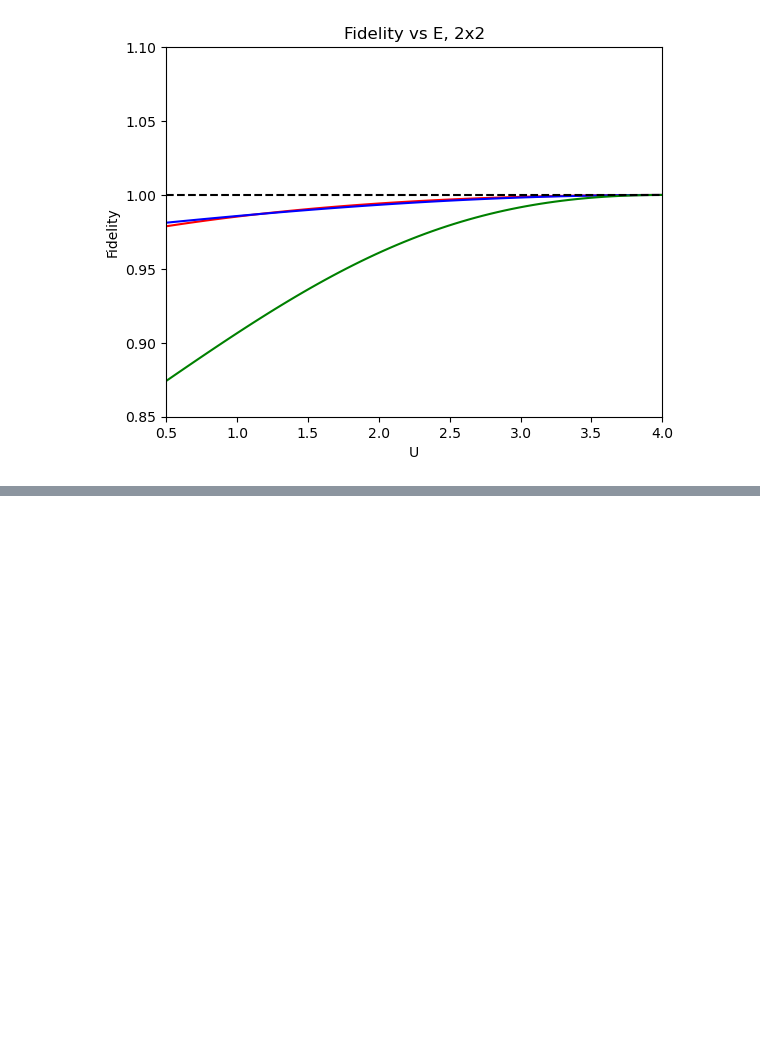
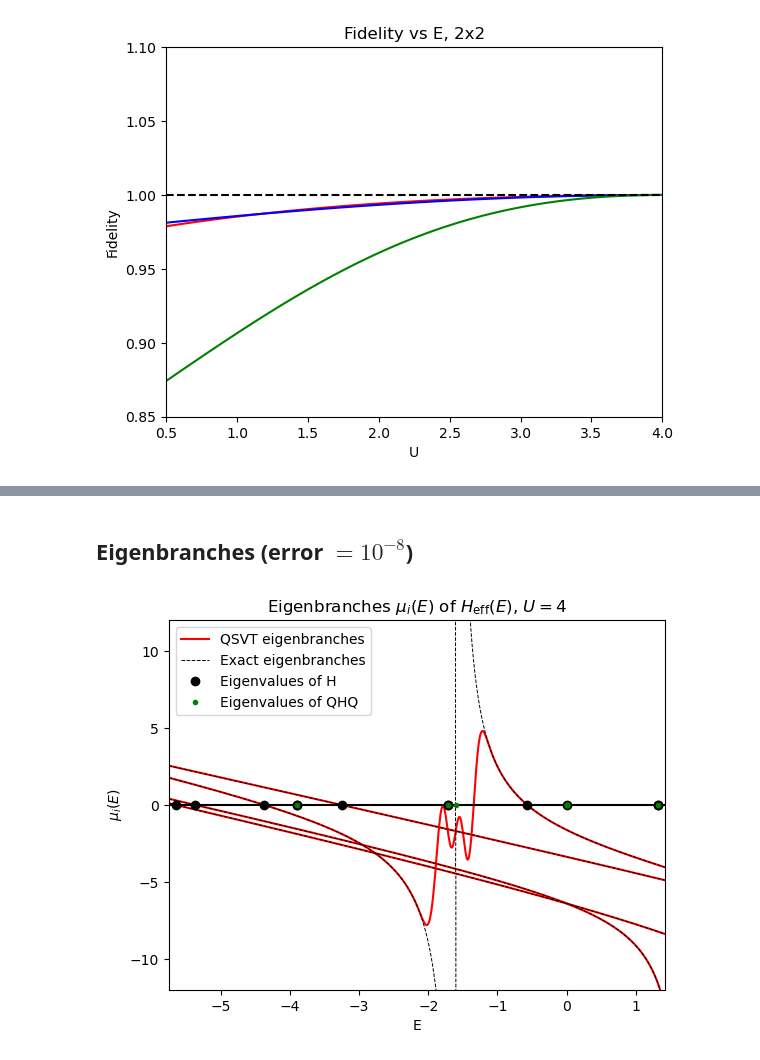
Before and after one commit to b10202037/Schur-complement-QSP, a Jupyter notebook: State_fidelity/Hubbard_2x2_22 U=4 fidelity.ipynb, the cells around one changed output, grey strips where cells are left out. Saved outputs shown, nothing was run; the diff lists cells and outputs as text; code cells hidden in the pictures; blank space fills up the shorter version.

```diff
--- a/State_fidelity/Hubbard_2x2_22 U=4 fidelity.ipynb
+++ b/State_fidelity/Hubbard_2x2_22 U=4 fidelity.ipynb
@@ -123,0 +260,4 @@ plt.show()
+# %%
+QHQ_eigvals, QHQ_eigvecs = QHQ_spectrum(H=H_reduced, init_eigvecs=H0_eigvecs_updated, degeneracy_idx=degeneracy_idx, dim=reduced_dim)
+# %% [markdown]
+## Eigenbranches (error $ = 10^{-8}$)
@@ -123,0 +274,68 @@ plt.show()
+# %%
+Xlim = [H_reduced_eigvals[0] - 0.1, H_reduced_eigvals[10] + 0.1]
+N_plot = 1500
+Energy = jnp.linspace(Xlim[0], Xlim[1], N_plot)
+# %%
+Eigenbranches = []
+for En in Energy:
+    Schur = Schur_complement_qsp(H=H_reduced, E=En, init_eigvecs=H0_eigvecs_updated, degeneracy_idx=degeneracy_idx, dim=reduced_dim, poly=poly, kappa=kappa)
+    sub_eigvals = jnp.linalg.eigvalsh(Schur)
+    Eigenbranches.append(sub_eigvals)
+Eigenbranches = jnp.array(Eigenbranches).T
+# %%
+ED_Eigenbranches = []
+for En in Energy:
+    Schur = Schur_complement(H=H_reduced, E=En, init_eigvecs=H0_eigvecs_updated, degeneracy_idx=degeneracy_idx, dim=reduced_dim)
+    sub_eigvals = jnp.linalg.eigvalsh(Schur)
+    ED_Eigenbranches.append(sub_eigvals)
+ED_Eigenbranches = jnp.array(ED_Eigenbranches).T
+# %%
+fig, ax = plt.subplots()
+
+plt.xlabel('E')
+plt.ylabel(r'$\mu_i(E)$')
+plt.xlim(Xlim[0], Xlim[1])
+# plt.xlim(Xlim[0], -3)
+# plt.xlim(4, 7)
+plt.ylim(-12, 12)
+plt.title(r'Eigenbranches $\mu_i(E)$ of $H_{\text{eff}}(E)$, $U=4$')
+
+for i, Eigenbranch in enumerate(Eigenbranches):
+    if i==0:
+        ax.plot(Energy, Eigenbranch, 'red', label='QSVT eigenbranches')
+    else:
+        ax.plot(Energy, Eigenbranch, 'red')
+
+for i, ED_Eigenbranch in enumerate(ED_Eigenbranches):
+    if i==0:
+        ax.plot(Energy, ED_Eigenbranch, 'black', linestyle='--', lw=0.7, label='Exact eigenbranches')
+    else:
+        ax.plot(Energy, ED_Eigenbranch, 'black', linestyle='--', lw=0.7)
+ax.axhline(y=0, color='black')
+
+# axins = inset_axes(ax, width="30%", height="35%",
+#                             bbox_to_anchor=(-0.5, -0.05, 1, 1),  # 調整位置 (x, y)
+#                             bbox_transform=ax.transAxes,  # 依據主圖座標
+#                             borderpad=0)  # 設定放大倍率
+
+# for Eigenbranch in Eigenbranches:
+#     axins.plot(Energy, Eigenbranch, 'red')
+
+# for ED_Eigenbranch in ED_Eigenbranches:
+#     axins.plot(Energy, ED_Eigenbranch, 'black', linestyle='--', lw=0.7)
+
+# axins.plot(H_reduced_eigvals, jnp.zeros_like(H_reduced_eigvals), 'o', color='black')
+# axins.plot(QHQ_eigvals, jnp.zeros_like(QHQ_eigvals), 'o', color='green', markersize=3)
+# axins.axhline(y=0, color='black')
+
+# axins.set_xlim(-7.35, -6.7)
+# axins.set_ylim(-0.5, 0.5)
+# mark_inset(ax, axins, loc1=2, loc2=4, fc="none", ec="black", lw=0.7)
+
+ax.plot(H_reduced_eigvals, jnp.zeros_like(H_reduced_eigvals), 'o', color='black', label='Eigenvalues of H')
+ax.plot(QHQ_eigvals, jnp.zeros_like(QHQ_eigvals), 'o', color='green', markersize=3, label='Eigenvalues of QHQ')
+
+ax.legend(loc='upper left')
+plt.show()
+# %% [output]
+[figure, added]
```
Also changed, not shown: parts of 9 cells of this notebook.
